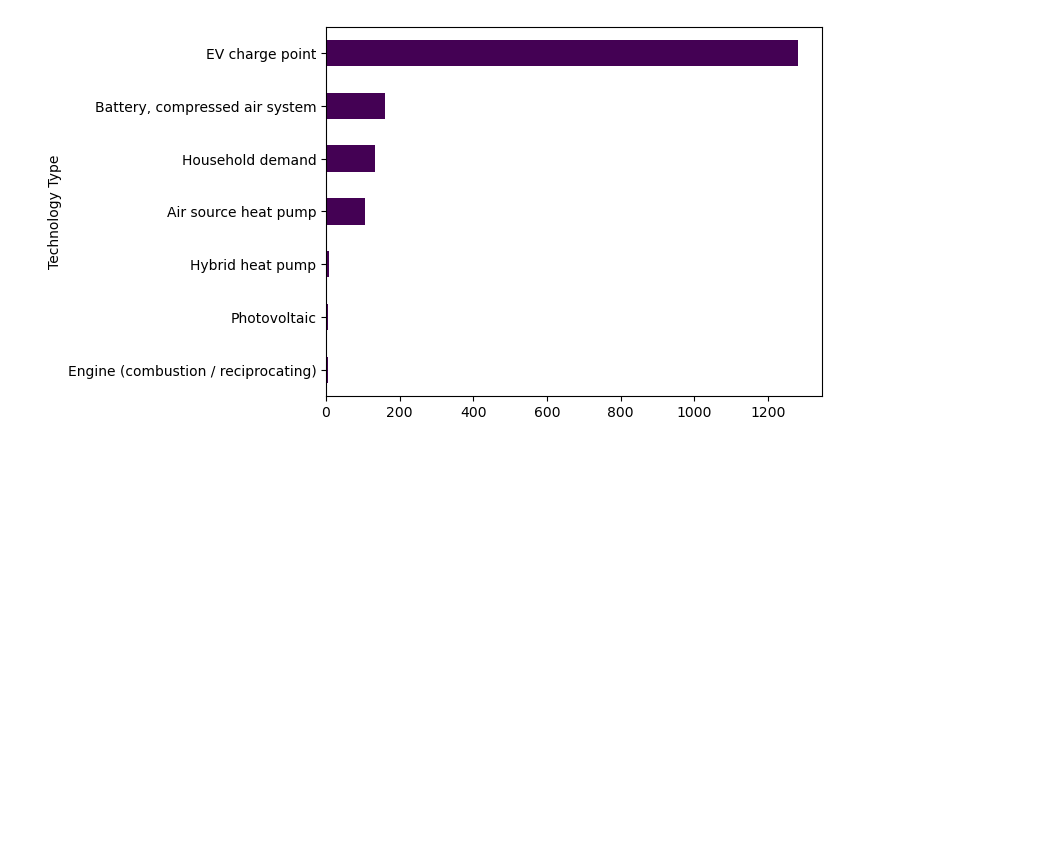
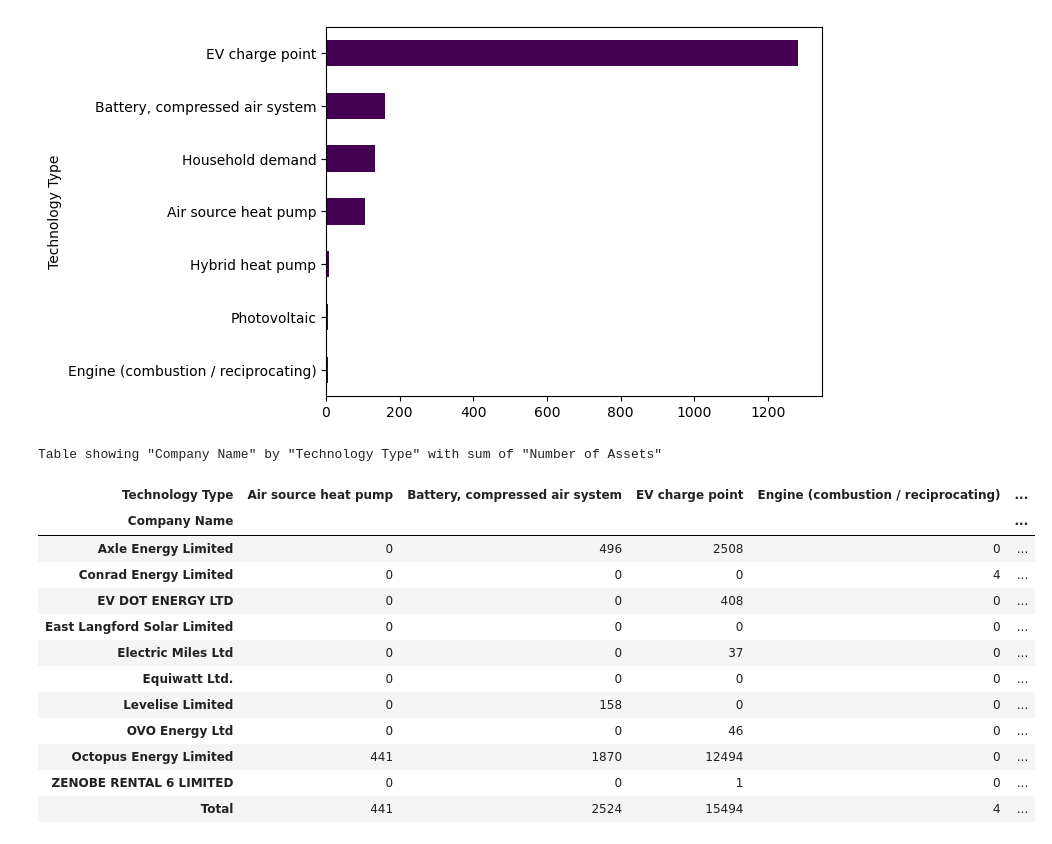
Before and after one commit to johnomage/Flexibility-Trades-Data-EDA, a Jupyter notebook: flex_analysis.ipynb, the cells around one changed output. Drawn from its saved outputs; the diff is of its cells as text; code cells hidden in the pictures; blank space fills up the shorter version.

```diff
--- a/flex_analysis.ipynb
+++ b/flex_analysis.ipynb
@@ -70,3 +63,29 @@ data['Technology Type'].value_counts().sort_values().plot(kind='barh', colormap=
 # %% [output]
 <Axes: ylabel='Technology Type'>
 [figure]
+# %%
+
+def display_table(index, columns, values, agg_func='sum', margins_name='Total'):
+    print(f'Table showing "{index}" by "{columns}" with {agg_func} of "{values}"\n')
+    return data.pivot_table(columns=columns, index=index, values=values,
+                 aggfunc=agg_func,
+                 margins=True,
+                 margins_name=margins_name,
+                 fill_value=0).round(2)
+
+display_table(columns='Technology Type', index='Company Name', values='Number of Assets')
+# %% [output]
+Table showing "Company Name" by "Technology Type" with sum of "Number of Assets"
+| Technology Type | Air source heat pump | Battery, compressed air system | EV charge point | Engine (combustion / reciprocating) | ... |
+| Company Name |  |  |  |  | ... |
+| Axle Energy Limited | 0 | 496 | 2508 | 0 | ... |
+| Conrad Energy Limited | 0 | 0 | 0 | 4 | ... |
+| EV DOT ENERGY LTD | 0 | 0 | 408 | 0 | ... |
+| East Langford Solar Limited | 0 | 0 | 0 | 0 | ... |
+| Electric Miles Ltd | 0 | 0 | 37 | 0 | ... |
+| Equiwatt Ltd. | 0 | 0 | 0 | 0 | ... |
+| Levelise Limited | 0 | 158 | 0 | 0 | ... |
+| OVO Energy Ltd | 0 | 0 | 46 | 0 | ... |
+| Octopus Energy Limited | 441 | 1870 | 12494 | 0 | ... |
+| ZENOBE RENTAL 6 LIMITED | 0 | 0 | 1 | 0 | ... |
+| Total | 441 | 2524 | 15494 | 4 | ... |
```
Also changed, not shown: parts of 12 cells of this notebook.
